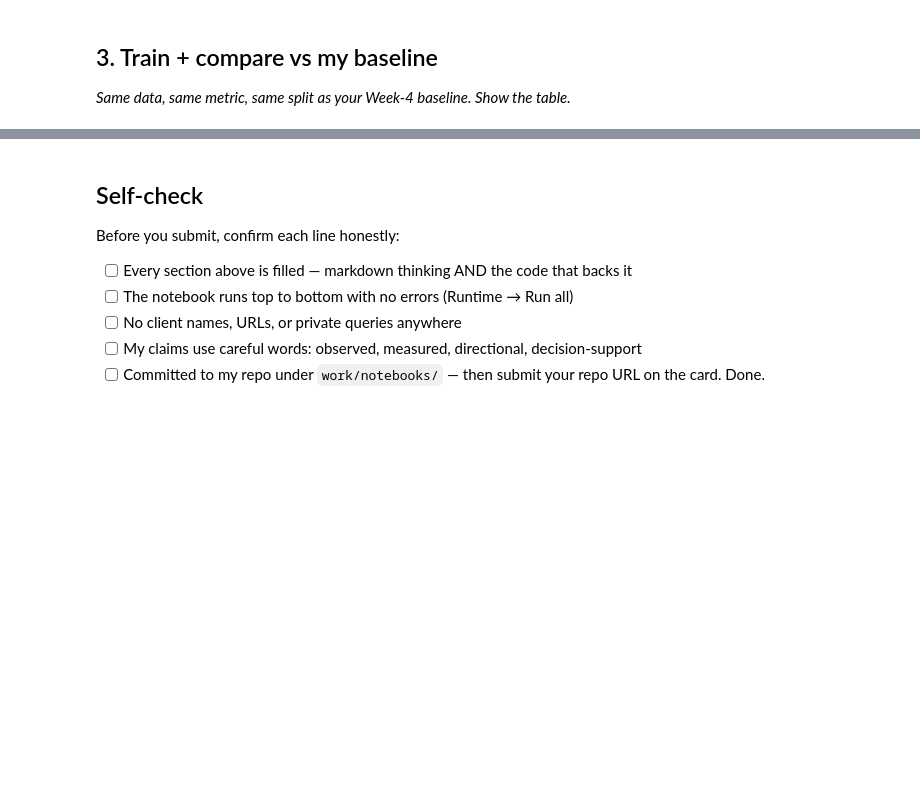
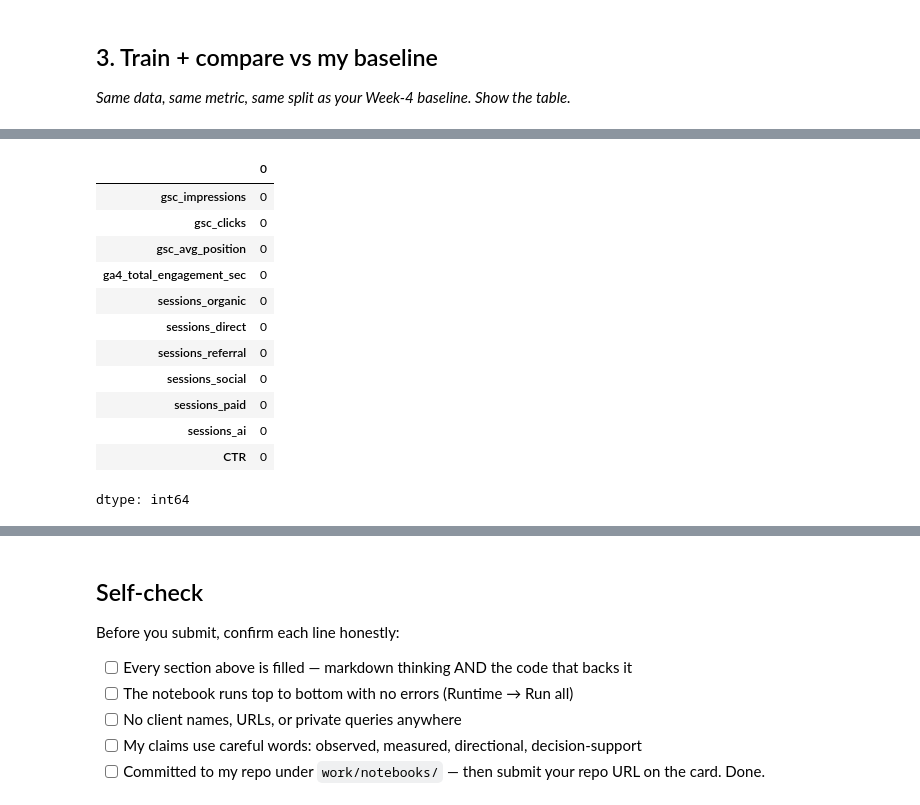
Before and after one commit to SULAIMAN-5-AHMED/FlyRankWeek1, a Jupyter notebook: work/notebooks/w05_model.ipynb, the cells around one changed output, grey strips where cells are left out. Saved outputs shown, nothing was run; the diff lists cells and outputs as text; code cells hidden in the pictures; blank space fills up the shorter version.

```diff
--- a/work/notebooks/w05_model.ipynb
+++ b/work/notebooks/w05_model.ipynb
@@ -26,0 +123,17 @@ This skeleton is yours to fill. Work the sections **in order** — each one has
+# %%
+df_filtered['gsc_avg_position'].dropna(inplace=True)
+df_filtered.isnull().sum()
+# %% [output]
+|  | 0 |
+| gsc_impressions | 0 |
+| gsc_clicks | 0 |
+| gsc_avg_position | 0 |
+| ga4_total_engagement_sec | 0 |
+| sessions_organic | 0 |
+| sessions_direct | 0 |
+| sessions_referral | 0 |
+| sessions_social | 0 |
+| sessions_paid | 0 |
+| sessions_ai | 0 |
+| CTR | 0 |
+dtype: int64
```
Also changed, not shown: parts of 15 cells of this notebook.
